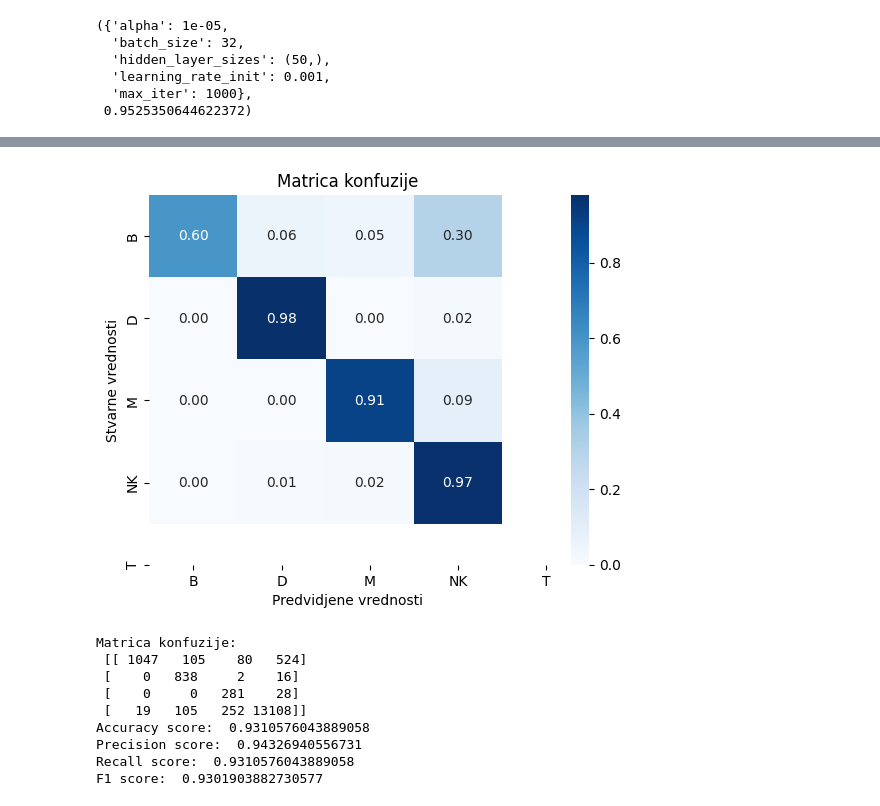
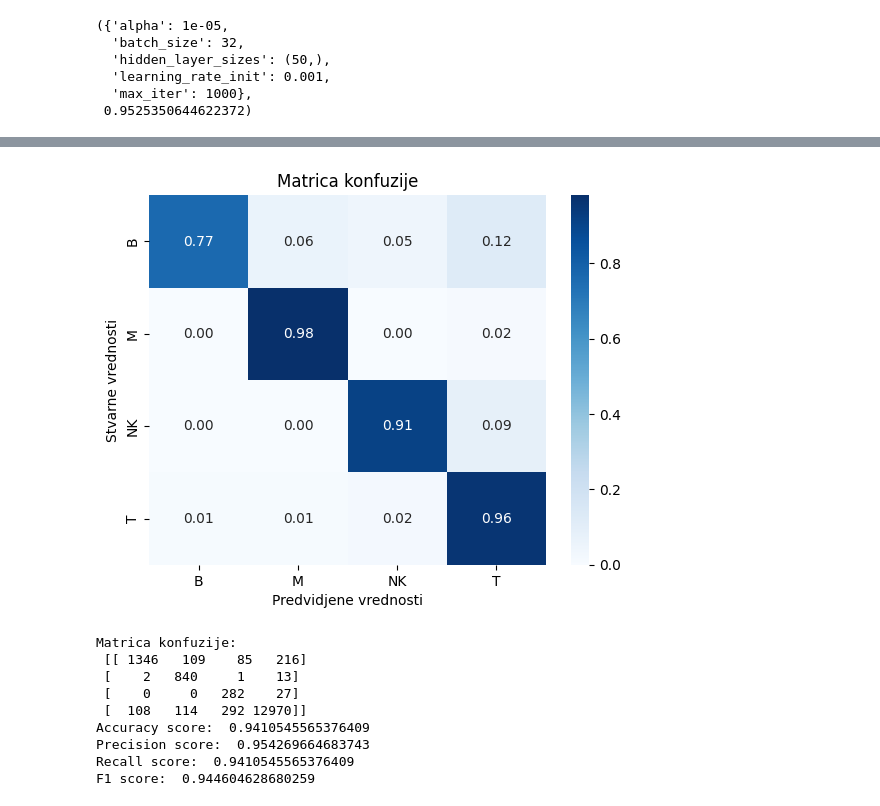
Before and after one commit to bogdans55/ip2-projekat, a Jupyter notebook: models/mlpclassifier.ipynb, the cells around one changed output, grey strips where cells are left out. Drawn from its saved outputs; the diff is of its cells as text; code cells hidden in the pictures.

```diff
--- a/models/mlpclassifier.ipynb
+++ b/models/mlpclassifier.ipynb
@@ -104,12 +104,12 @@ best_params, best_score
   'max_iter': 1000},
  0.9525350644622372)
 # %%
-def load_test(path, model):
+def load_test(path, model, classes=['B', 'D', 'M', 'NK', 'T']):
     data = pd.read_csv(path)
 
     X = data.drop(['Group'], axis=1)
     y = data['Group']
 
     y_pred = model.predict(X)
-    model_info(y, y_pred)
+    model_info(y, y_pred, labels=classes)
 # %%
@@ -151,13 +151,13 @@ F1 score:  0.9778352366560608
 # %%
-load_test('../data/preprocessed_data_GEO.csv', best_model)
+load_test('../data/preprocessed_data_GEO.csv', best_model, classes=['B', 'M', 'NK', 'T'])
 # %% [output]
-[figure, old version]
+[figure, new version]
 Matrica konfuzije:
- [[ 1047   105    80   524]
- [    0   838     2    16]
- [    0     0   281    28]
- [   19   105   252 13108]]
-Accuracy score:  0.9310576043889058
-Precision score:  0.94326940556731
-Recall score:  0.9310576043889058
-F1 score:  0.9301903882730577
+ [[ 1346   109    85   216]
+ [    2   840     1    13]
+ [    0     0   282    27]
+ [  108   114   292 12970]]
+Accuracy score:  0.9410545565376409
+Precision score:  0.954269664683743
+Recall score:  0.9410545565376409
+F1 score:  0.944604628680259
```
Also changed, not shown: parts of 8 cells of this notebook.
